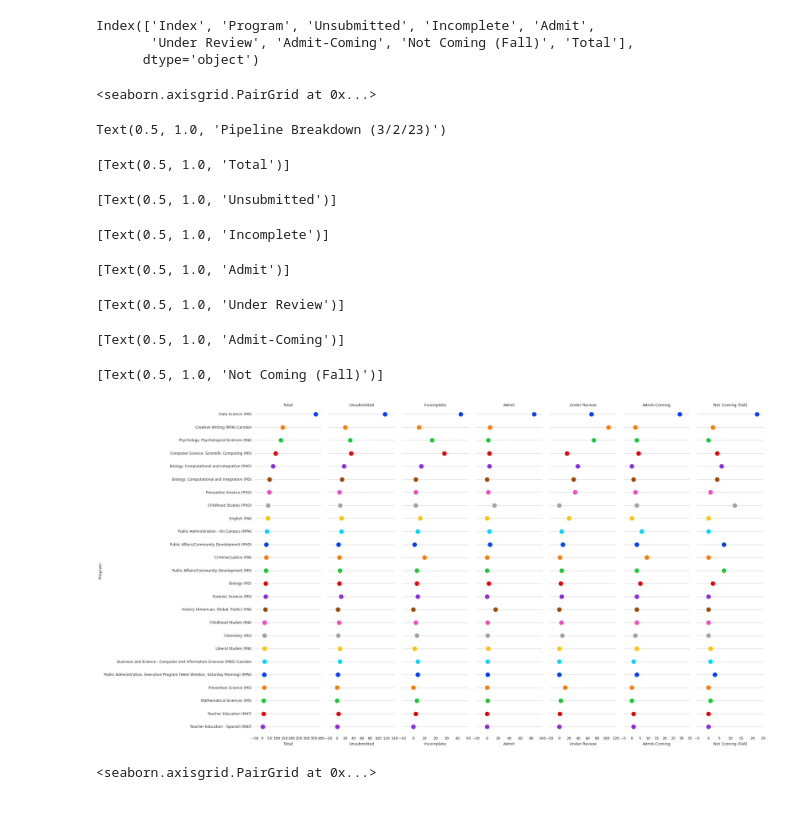
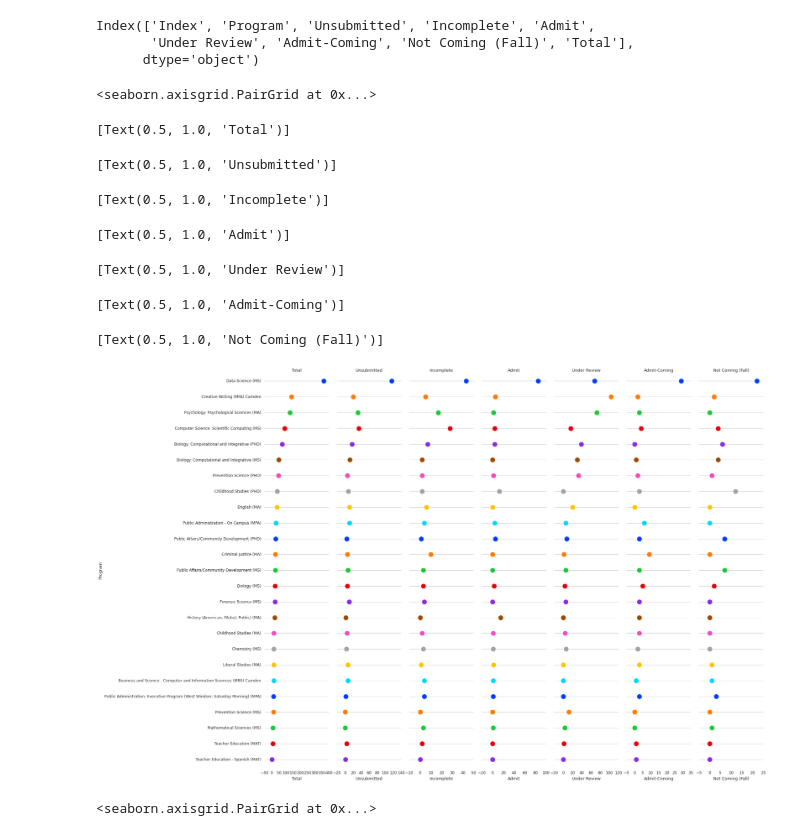
Before and after one commit to theaok/vis-sp23-ewattudo, a Jupyter notebook: PS4.ipynb, the cells around one changed output. Saved outputs shown, nothing was run; the diff lists cells and outputs as text; code cells hidden in the pictures.

```diff
--- a/PS4.ipynb
+++ b/PS4.ipynb
@@ -176,45 +176,41 @@ Index(['Index', 'Program', 'Unsubmitted', 'Incomplete', 'Admit',
 # %%
 #I like this, I want to save the code.
 import seaborn as sns
 sns.set_theme(style="whitegrid")
 
 # Make the PairGrid
 g = sns.PairGrid(programs.sort_values("Total", ascending=False),
                  x_vars=programs.columns[:-1], y_vars=["Program"],
-                 height=15, aspect=.22)
+                 height=17, aspect=.18)
 
 # Draw a dot plot using the stripplot function
 g.map(sns.stripplot, size=15, orient="h", jitter=False,
       palette="bright", linewidth=1, edgecolor="w")
-
-#Title
-plt.title('Pipeline Breakdown (3/2/23)', fontdict = {'fontsize' : 25})
 
 # Use semantically meaningful titles for the columns
 titles = ['Total','Unsubmitted', 'Incomplete', 'Admit', 'Under Review',
        'Admit-Coming', 'Not Coming (Fall)']
 
 for ax, title in zip(g.axes.flat, titles):
 
     # Set a different title for each axes
     ax.set(title=title)
 
     # Make the grid horizontal instead of vertical
     ax.xaxis.grid(False)
     ax.yaxis.grid(True)
 
 sns.despine(left=True, bottom=True)
 # %% [output]
 <seaborn.axisgrid.PairGrid at 0x...>
-Text(0.5, 1.0, 'Pipeline Breakdown (3/2/23)')
+[Text(0.5, 1.0, 'Total')]
-[Text(0.5, 1.0, 'Total')]
+[Text(0.5, 1.0, 'Unsubmitted')]
-[Text(0.5, 1.0, 'Unsubmitted')]
+[Text(0.5, 1.0, 'Incomplete')]
-[Text(0.5, 1.0, 'Incomplete')]
+[Text(0.5, 1.0, 'Admit')]
-[Text(0.5, 1.0, 'Admit')]
+[Text(0.5, 1.0, 'Under Review')]
-[Text(0.5, 1.0, 'Under Review')]
+[Text(0.5, 1.0, 'Admit-Coming')]
-[Text(0.5, 1.0, 'Admit-Coming')]
+[Text(0.5, 1.0, 'Not Coming (Fall)')]
-[Text(0.5, 1.0, 'Not Coming (Fall)')]
-[figure, old version]
+[figure, new version]
 # %%
 #I like this, I want to save the code.
 import seaborn as sns
```
